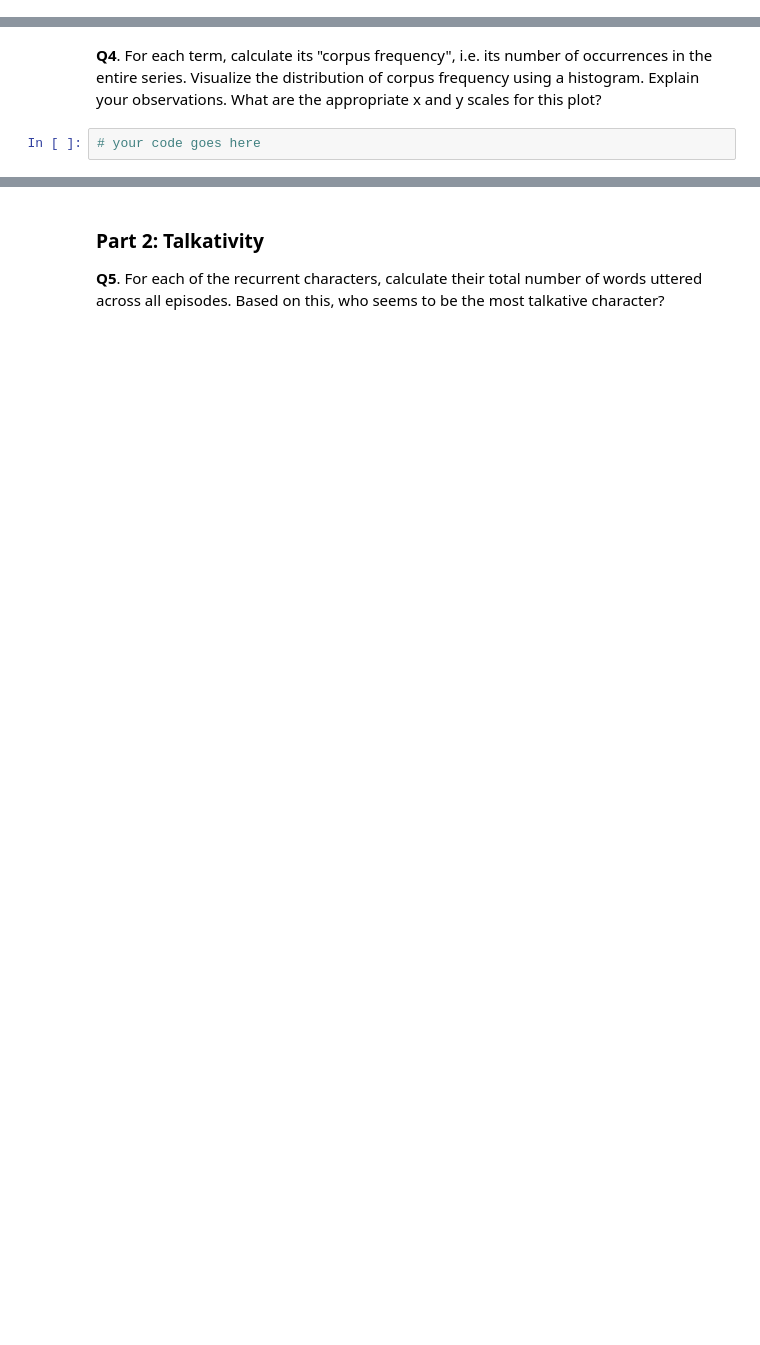
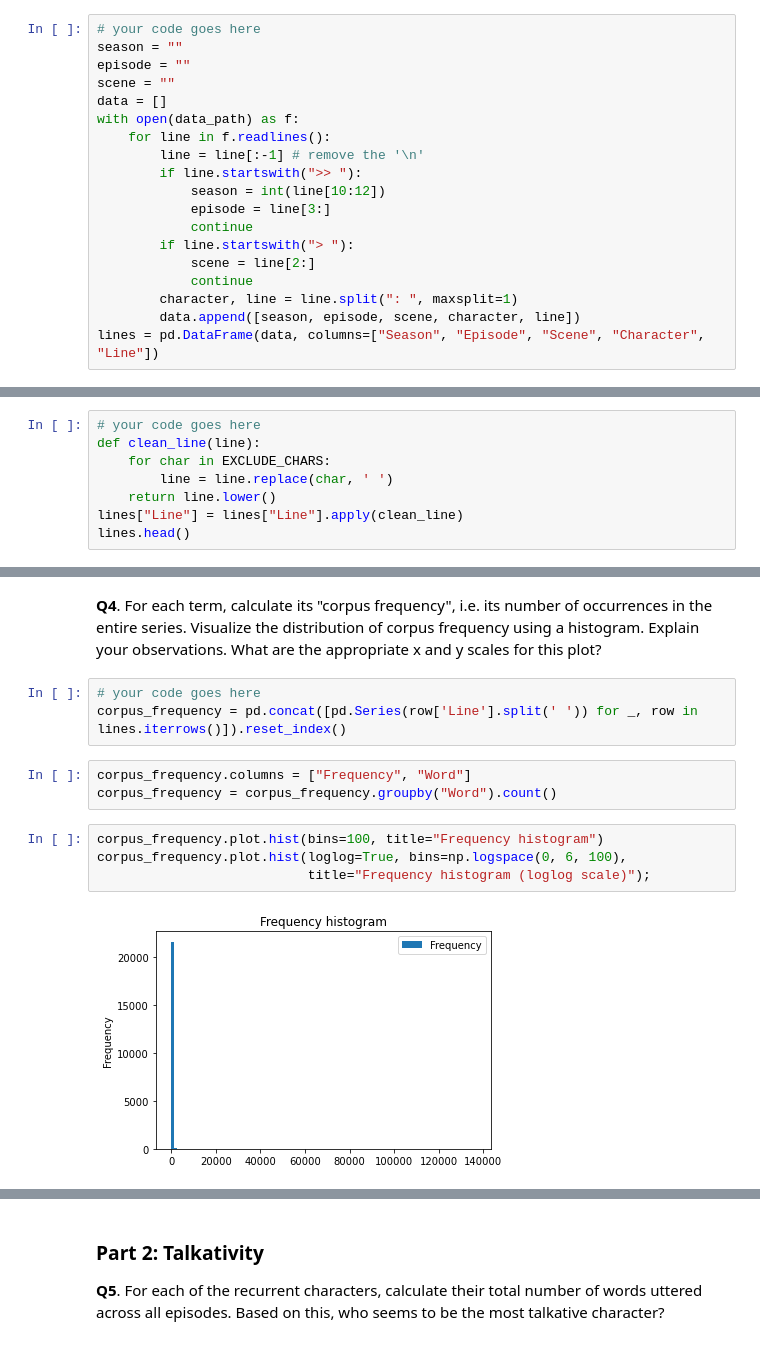
Before and after one commit to PeterYYZhang/2022, a Jupyter notebook: Tutorials/09 - Handing text/Handling_text_exercise_2.ipynb, the cells around one changed output, grey strips where cells are left out. Saved outputs shown, nothing was run; the diff lists cells and outputs as text; blank space fills up the shorter version.

```diff
--- a/Tutorials/09 - Handing text/Handling_text_exercise_2.ipynb
+++ b/Tutorials/09 - Handing text/Handling_text_exercise_2.ipynb
@@ -28,0 +29,19 @@ Our friends' argument concerns the entire show. We have given you a file in the
+# %%
+# your code goes here
+season = ""
+episode = ""
+scene = ""
+data = []
+with open(data_path) as f:
+    for line in f.readlines():
+        line = line[:-1] # remove the '\n'
+        if line.startswith(">> "):
+            season = int(line[10:12])
+            episode = line[3:]
+            continue
+        if line.startswith("> "):
+            scene = line[2:]
+            continue
+        character, line = line.split(": ", maxsplit=1)
+        data.append([season, episode, scene, character, line])
+lines = pd.DataFrame(data, columns=["Season", "Episode", "Scene", "Character", "Line"])
@@ -40,0 +117,8 @@ Our friends' argument concerns the entire show. We have given you a file in the
+# %%
+# your code goes here
+def clean_line(line):
+    for char in EXCLUDE_CHARS:
+        line = line.replace(char, ' ')
+    return line.lower()
+lines["Line"] = lines["Line"].apply(clean_line)
+lines.head()
@@ -41,4 +132,14 @@ Our friends' argument concerns the entire show. We have given you a file in the
 # %% [markdown]
 **Q4**. For each term, calculate its "corpus frequency", i.e. its number of occurrences in the entire series. Visualize the distribution of corpus frequency using a histogram. Explain your observations. What are the appropriate x and y scales for this plot?
-# %%
-# your code goes here
+# %%
+# your code goes here
+corpus_frequency = pd.concat([pd.Series(row['Line'].split(' ')) for _, row in lines.iterrows()]).reset_index()
+# %%
+corpus_frequency.columns = ["Frequency", "Word"]
+corpus_frequency = corpus_frequency.groupby("Word").count()
+# %%
+corpus_frequency.plot.hist(bins=100, title="Frequency histogram")
+corpus_frequency.plot.hist(loglog=True, bins=np.logspace(0, 6, 100),
+                           title="Frequency histogram (loglog scale)");
+# %% [output]
+[figure, added]
```
Also changed, not shown: parts of 18 cells of this notebook.
